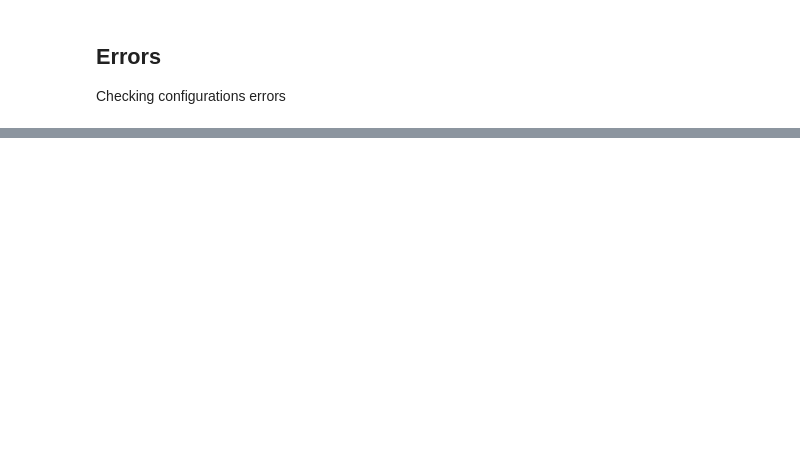
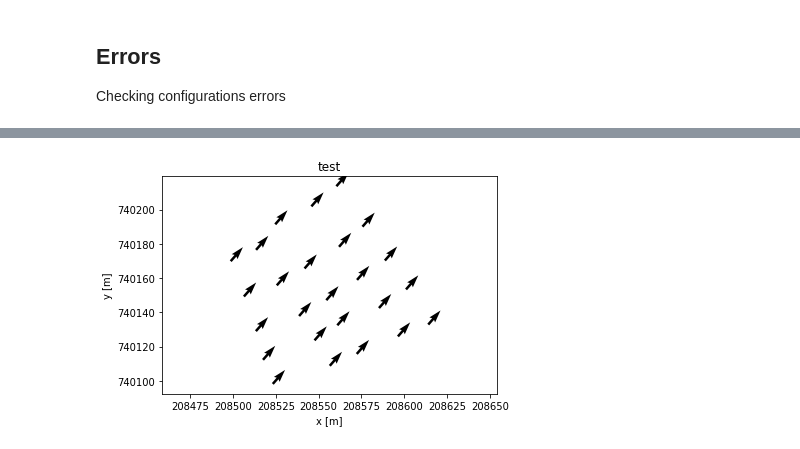
Before and after one commit to noamzimran/RTK-drone-project, a Jupyter notebook: geo_project.ipynb, the cells around one changed output, grey strips where cells are left out. Drawn from its saved outputs; the diff is of its cells as text; code cells hidden in the pictures; blank space fills up the shorter version.

```diff
--- a/geo_project.ipynb
+++ b/geo_project.ipynb
@@ -174,7 +180,5 @@ Checking configurations errors
 # %%
-rms1 = pd.read_csv(r'data\points_errors_No_GCP_acc.csv')
-
-# Create rms1 GoeDataFrame
-points2 = gpd.points_from_xy(x=rms1.x, y=rms1.y)
-rms1['geometry'] = points2
-rms1 = gpd.GeoDataFrame(rms1, geometry='geometry', crs="EPSG:2039")
+# Create GoeDataFrame
+points2 = gpd.points_from_xy(x=rms3.x, y=rms3.y)
+rms3['geometry'] = points2
+rms3 = gpd.GeoDataFrame(rms3, geometry='geometry', crs="EPSG:2039")
@@ -180,0 +229,11 @@ rms1 = gpd.GeoDataFrame(rms1, geometry='geometry', crs="EPSG:2039")
+# %%
+plt.figure()
+# plt.quiver(rms1['x'], rms1['y'], 0, rms1['Error Z'] )
+plt.quiver(rms1['x'], rms1['y'], rms1['Error X'], rms1['Error Y'] )
+plt.title('test')
+plt.xlabel('x [m]')
+plt.ylabel('y [m]')
+plt.axis('equal')
+plt.show()
+# %% [output]
+[figure, added]
```
Also changed, not shown: parts of 23 cells of this notebook.
